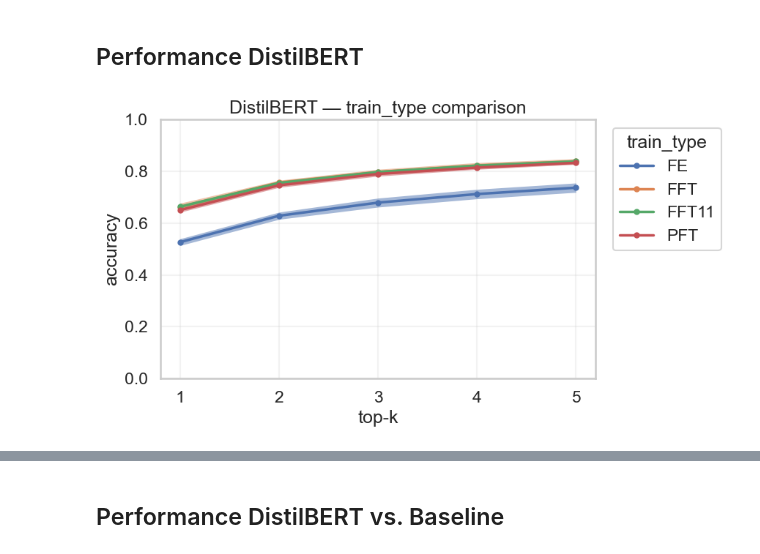
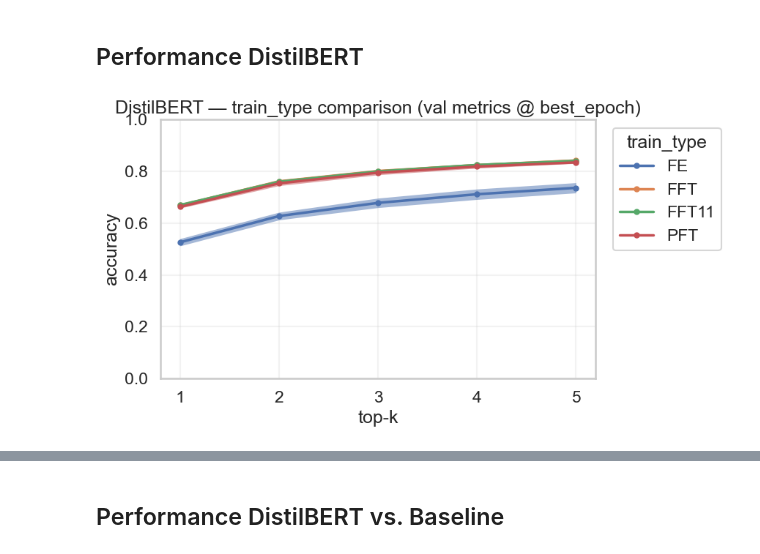
Before and after one commit to sstedoldi/tt1_clasi, a Jupyter notebook: 05-HSrecomm_iter_results_analysis.ipynb, the cells around one changed output, grey strips where cells are left out. Saved outputs shown, nothing was run; the diff lists cells and outputs as text; code cells hidden in the pictures.

Commit message:
final train done

```diff
--- a/05-HSrecomm_iter_results_analysis.ipynb
+++ b/05-HSrecomm_iter_results_analysis.ipynb
@@ -589,0 +711,9 @@ plt.show()
+# %%
+dist_metrics_best = filter_metrics_to_best_epoch(
+    df_metrics_epochs=dist_history,
+    best_epoch_df=best_epoch_by_train,
+    group_cols=["train_type"],
+    epoch_col="epoch",
+)
+
+dist_metrics_best
@@ -590,20 +738,49 @@ plt.show()
 # %% [markdown]
 ## Performance DistilBERT
+# %%
+def make_topk_acc_view(df: pd.DataFrame, split: str = "val") -> pd.DataFrame:
+    """
+    Creates a view of df with columns top_1_acc..top_5_acc taken from:
+      - val_top1_acc..val_top5_acc  if split="val"
+      - train_top1_acc..train_top5_acc if split="train"
+
+    Keeps all original columns too (adds/overwrites top_{k}_acc).
+    """
+    if split not in ("val", "train"):
+        raise ValueError("split must be 'val' or 'train'")
+
+    src_cols = [f"{split}_top{k}_acc" for k in range(1, 6)]
+    missing = [c for c in src_cols if c not in df.columns]
+    if missing:
+        raise ValueError(f"Missing {split} top-k columns: {missing}")
+
+    out = df.copy()
+    rename_map = {f"{split}_top{k}_acc": f"top_{k}_acc" for k in range(1, 6)}
+    out = out.rename(columns=rename_map)
+
+    # ensure numeric
+    for c in TOPK_COLS:
+        out[c] = pd.to_numeric(out[c], errors="coerce")
+
+    return out
 # %%
+SPLIT_FOR_PLOTS = "val"
+dist_metrics_best_view = make_topk_acc_view(dist_metrics_best, split=SPLIT_FOR_PLOTS)
+
 dist_long = to_long_topk(
-    dist_metrics,
-    id_cols=["iteration", "train_type", "model"],
+    dist_metrics_best_view,
+    id_cols=["train_type", "iteration", "seed", "best_epoch"],
     topk_cols=TOPK_COLS,
     acc_name="acc",
 )
 
 plot_topk_variability(
     dist_long,
     group_col="train_type",
-    title="DistilBERT — train_type comparison",
+    title=f"DistilBERT — train_type comparison ({SPLIT_FOR_PLOTS} metrics @ best_epoch)",
 )
 # %% [output]
-[figure, old version]
+[figure, new version]
 # %%
 dist_summary = (
     dist_metrics
```
Also changed, not shown: parts of 11 cells of this notebook, 13 other files.
